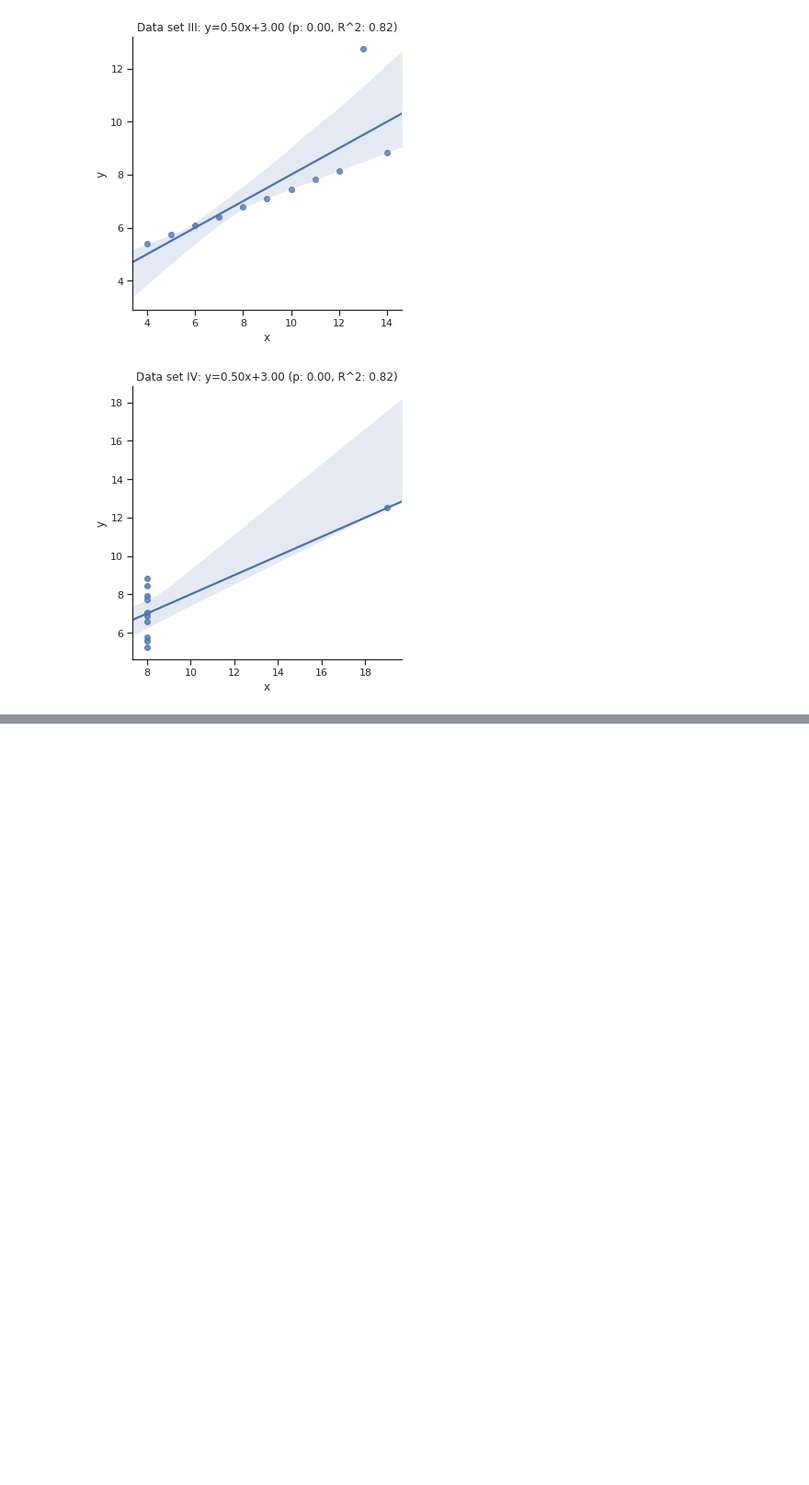
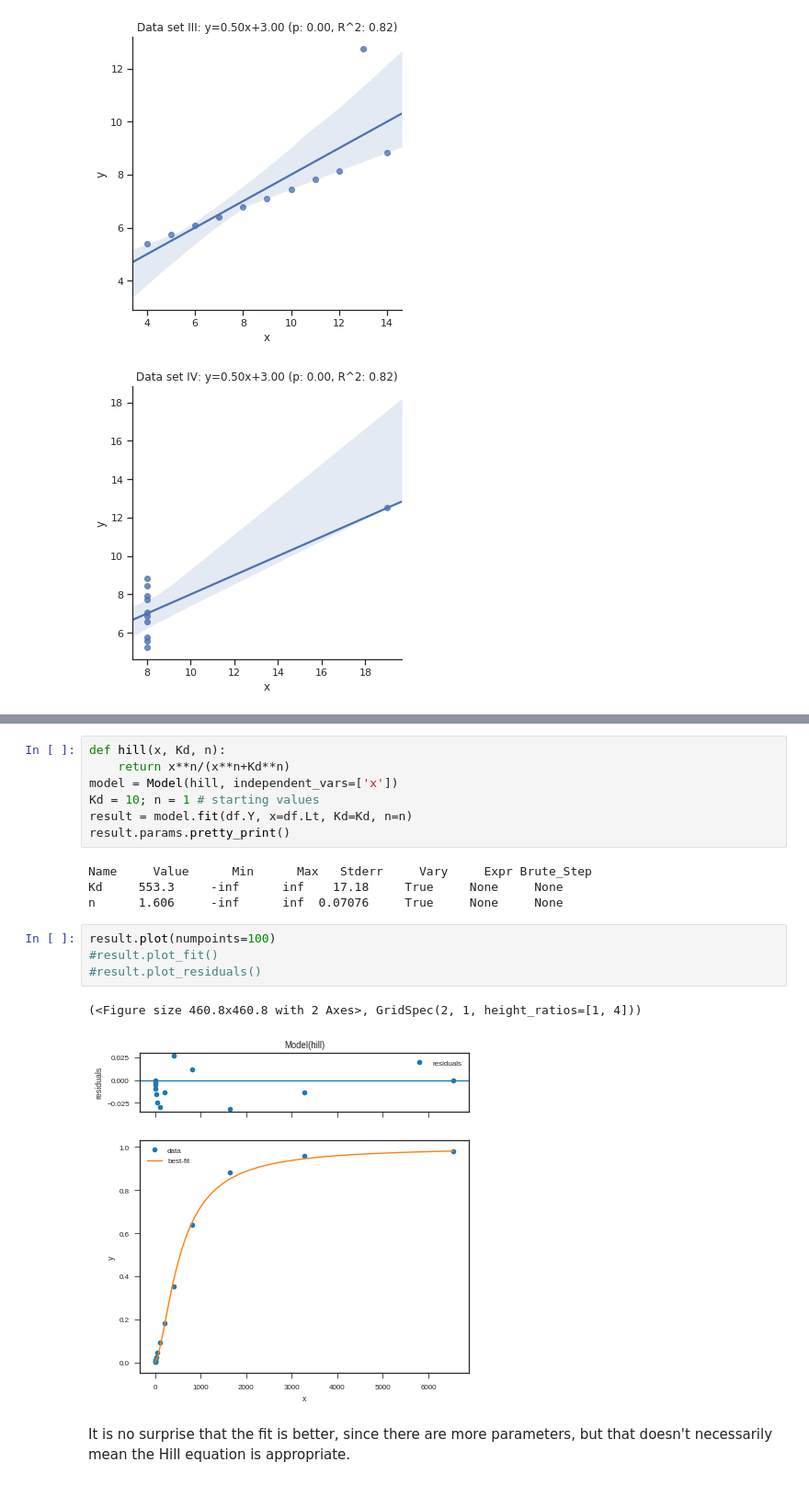
Before and after one commit to mpfoster/Biochem6765, a Jupyter notebook: 6765_asg2_notebook.ipynb, the cells around one changed output, grey strips where cells are left out. Shown: that part at 92% size. Drawn from its saved outputs; the diff is of its cells as text; blank space fills up the shorter version.

```diff
--- a/6765_asg2_notebook.ipynb
+++ b/6765_asg2_notebook.ipynb
@@ -96,0 +181,20 @@ for data_set in df.dataset.unique():
+# %%
+def hill(x, Kd, n):
+    return x**n/(x**n+Kd**n)
+model = Model(hill, independent_vars=['x'])
+Kd = 10; n = 1 # starting values
+result = model.fit(df.Y, x=df.Lt, Kd=Kd, n=n)
+result.params.pretty_print()
+# %% [output]
+Name     Value      Min      Max   Stderr     Vary     Expr Brute_Step
+Kd     553.3     -inf      inf    17.18     True     None     None
+n      1.606     -inf      inf  0.07076     True     None     None
+# %%
+result.plot(numpoints=100)
+#result.plot_fit()
+#result.plot_residuals()
+# %% [output]
+(<Figure size 460.8x460.8 with 2 Axes>, GridSpec(2, 1, height_ratios=[1, 4]))
+[figure, added]
+# %% [markdown]
+It is no surprise that the fit is better, since there are more parameters, but that doesn't necessarily mean the Hill equation is appropriate.
```
Also changed, not shown: parts of 16 cells of this notebook.
